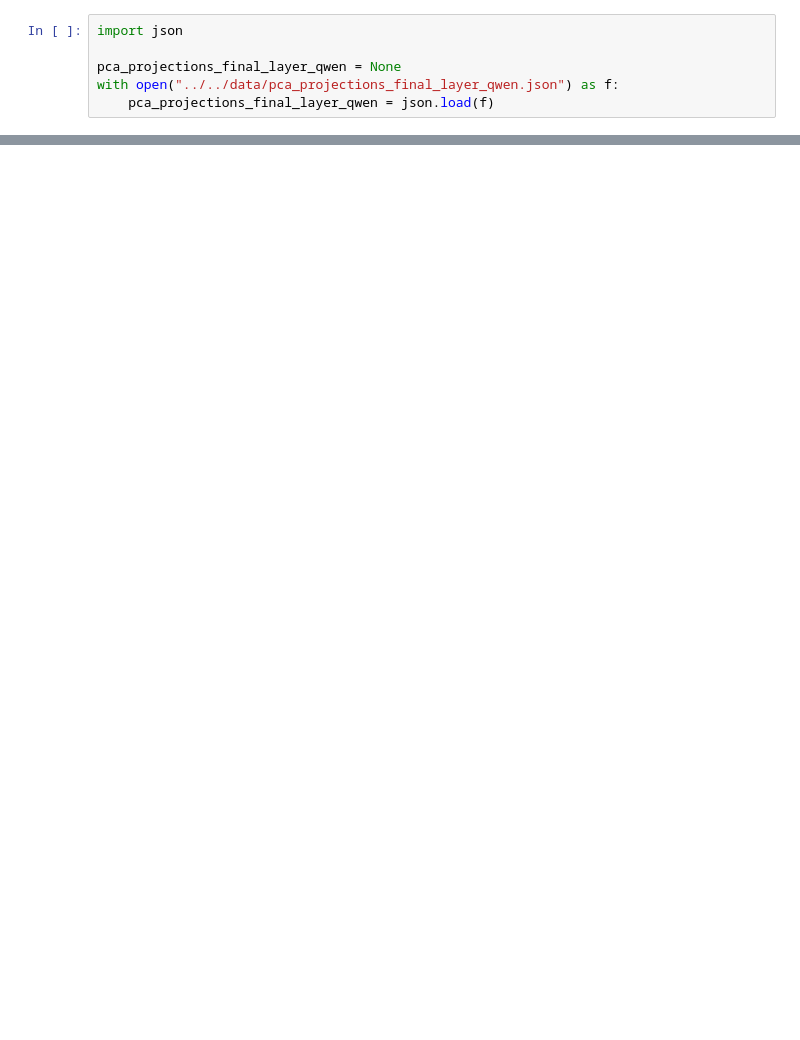
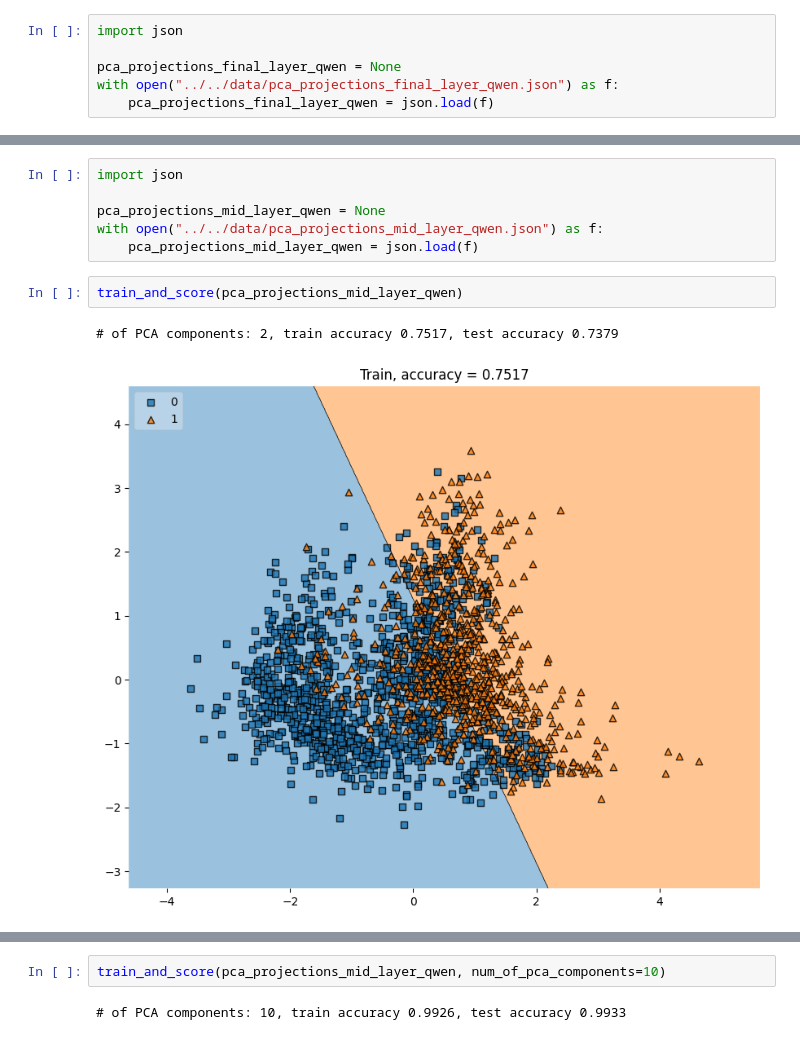
Before and after one commit to fxlrnrpt/language-steering-in-latent-space, a Jupyter notebook: src/experiments/pca_classifier_qwen.ipynb, the cells around one changed output, grey strips where cells are left out. Cells and saved outputs as stored; diff of their text form; blank space fills up the shorter version.

Commit message:
Add mid layer classifier

```diff
--- a/src/experiments/pca_classifier_qwen.ipynb
+++ b/src/experiments/pca_classifier_qwen.ipynb
@@ -59,0 +63,11 @@ plt.show()
+# %%
+import json
+
+pca_projections_mid_layer_qwen = None
+with open("../../data/pca_projections_mid_layer_qwen.json") as f:
+    pca_projections_mid_layer_qwen = json.load(f)
+# %%
+train_and_score(pca_projections_mid_layer_qwen)
+# %% [output]
+# of PCA components: 2, train accuracy 0.7517, test accuracy 0.7379
+[figure, added]
@@ -59,0 +75,4 @@ plt.show()
+# %%
+train_and_score(pca_projections_mid_layer_qwen, num_of_pca_components=10)
+# %% [output]
+# of PCA components: 10, train accuracy 0.9926, test accuracy 0.9933
```
Also changed, not shown: parts of 8 cells of this notebook, 1 other file.
